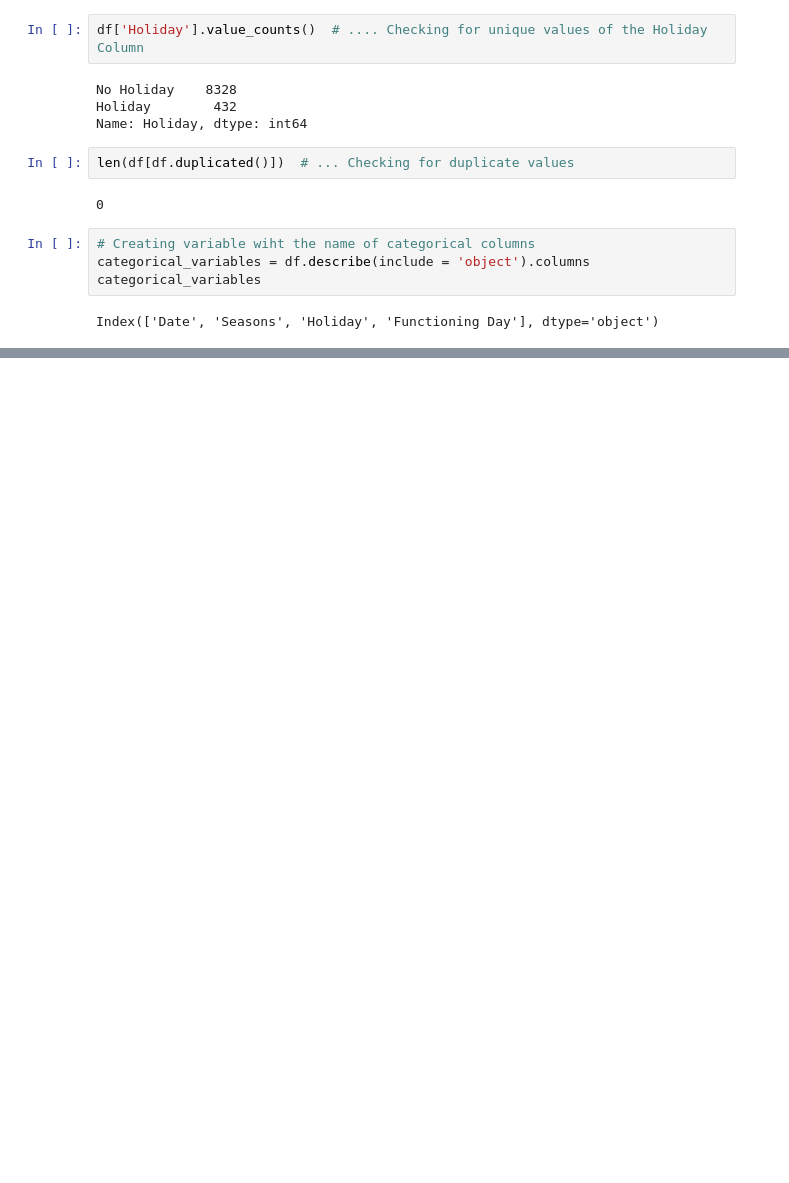
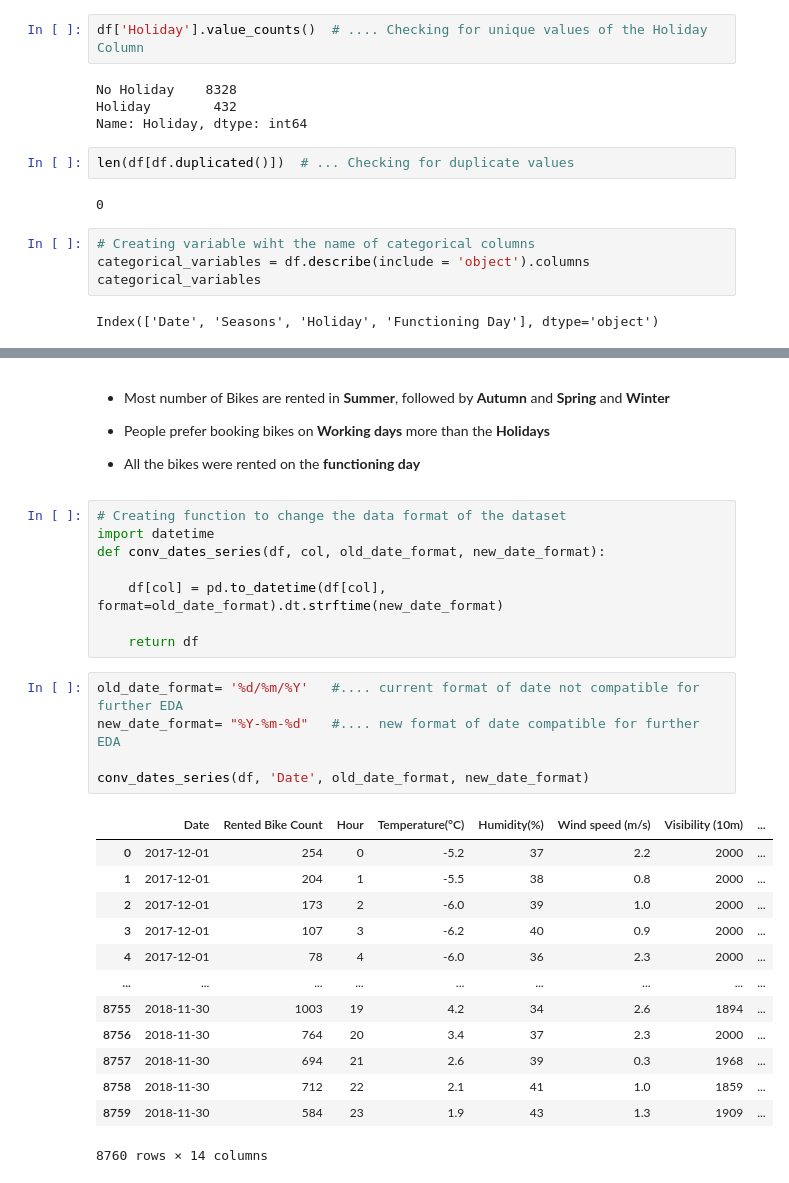
Before and after one commit to Sarthak-Gupta17/Bike-sharing-demand-prediction, a Jupyter notebook: Bike_sharing_demand_prediction.ipynb, the cells around one changed output, grey strips where cells are left out. Cells and saved outputs as stored; diff of their text form; blank space fills up the shorter version.

```diff
--- a/Bike_sharing_demand_prediction.ipynb
+++ b/Bike_sharing_demand_prediction.ipynb
@@ -105,0 +130,35 @@ Index(['Date', 'Seasons', 'Holiday', 'Functioning Day'], dtype='object')
+# %% [markdown]
+
+
+*   Most number of Bikes are rented in **Summer**, followed by **Autumn** and **Spring** and **Winter**
+
+*   People prefer booking bikes on **Working days** more than the **Holidays**
+
+*   All the bikes were rented on the **functioning day**
+# %%
+# Creating function to change the data format of the dataset
+import datetime
+def conv_dates_series(df, col, old_date_format, new_date_format):
+
+    df[col] = pd.to_datetime(df[col], format=old_date_format).dt.strftime(new_date_format)
+
+    return df
+# %%
+old_date_format= '%d/%m/%Y'   #.... current format of date not compatible for further EDA
+new_date_format= "%Y-%m-%d"   #.... new format of date compatible for further EDA
+
+conv_dates_series(df, 'Date', old_date_format, new_date_format)
+# %% [output]
+|  | Date | Rented Bike Count | Hour | Temperature(°C) | Humidity(%) | Wind speed (m/s) | Visibility (10m) | ... |
+| 0 | 2017-12-01 | 254 | 0 | -5.2 | 37 | 2.2 | 2000 | ... |
+| 1 | 2017-12-01 | 204 | 1 | -5.5 | 38 | 0.8 | 2000 | ... |
+| 2 | 2017-12-01 | 173 | 2 | -6.0 | 39 | 1.0 | 2000 | ... |
+| 3 | 2017-12-01 | 107 | 3 | -6.2 | 40 | 0.9 | 2000 | ... |
+| 4 | 2017-12-01 | 78 | 4 | -6.0 | 36 | 2.3 | 2000 | ... |
+| ... | ... | ... | ... | ... | ... | ... | ... | ... |
+| 8755 | 2018-11-30 | 1003 | 19 | 4.2 | 34 | 2.6 | 1894 | ... |
+| 8756 | 2018-11-30 | 764 | 20 | 3.4 | 37 | 2.3 | 2000 | ... |
+| 8757 | 2018-11-30 | 694 | 21 | 2.6 | 39 | 0.3 | 1968 | ... |
+| 8758 | 2018-11-30 | 712 | 22 | 2.1 | 41 | 1.0 | 1859 | ... |
+| 8759 | 2018-11-30 | 584 | 23 | 1.9 | 43 | 1.3 | 1909 | ... |
+8760 rows × 14 columns
```
Also changed, not shown: parts of 11 cells of this notebook.
